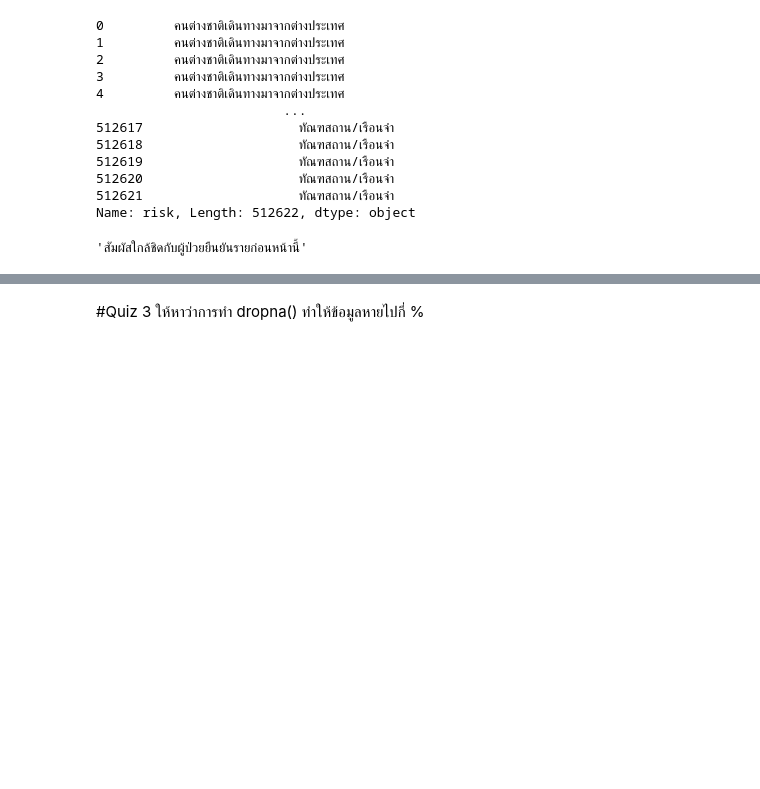
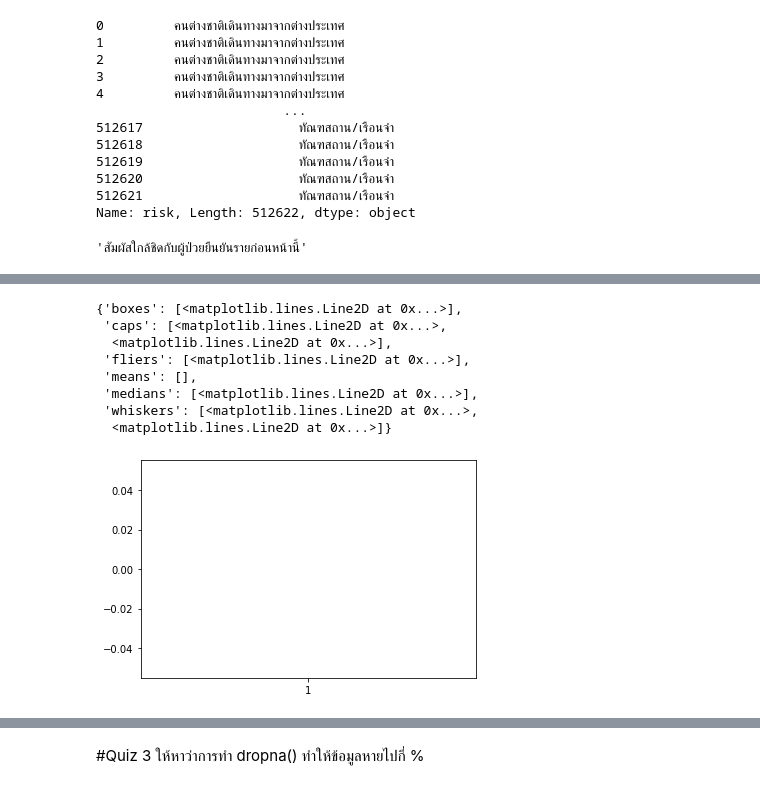
Before and after one commit to chalarm1405/DWDM21_, a Jupyter notebook: Data_Preprocessing.ipynb, the cells around one changed output, grey strips where cells are left out. Drawn from its saved outputs; the diff is of its cells as text; code cells hidden in the pictures; blank space fills up the shorter version.

Commit message:
Handling Missing 1-3

```diff
--- a/Data_Preprocessing.ipynb
+++ b/Data_Preprocessing.ipynb
@@ -54,0 +117,13 @@ data_cases['risk'][678]
+# %%
+from matplotlib import pyplot as plt
+plt.boxplot(data_cases['age']) #เพราะมันมีค่า Missing เลยพล็อตไม่ได้
+# %% [output]
+{'boxes': [<matplotlib.lines.Line2D at 0x...>],
+ 'caps': [<matplotlib.lines.Line2D at 0x...>,
+  <matplotlib.lines.Line2D at 0x...>],
+ 'fliers': [<matplotlib.lines.Line2D at 0x...>],
+ 'means': [],
+ 'medians': [<matplotlib.lines.Line2D at 0x...>],
+ 'whiskers': [<matplotlib.lines.Line2D at 0x...>,
+  <matplotlib.lines.Line2D at 0x...>]}
+[figure, added]
```
Also changed, not shown: parts of 22 cells of this notebook.
